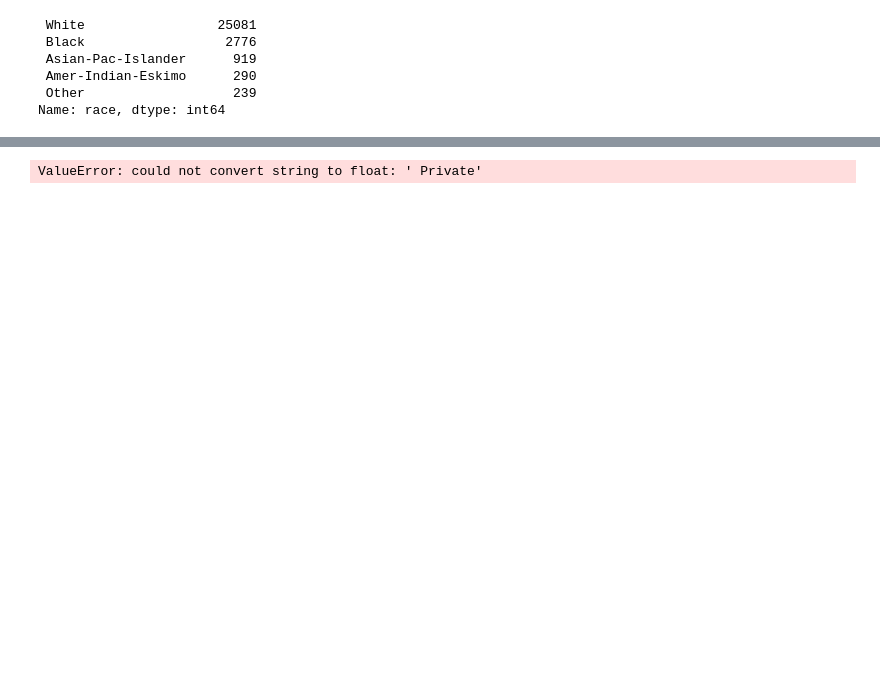
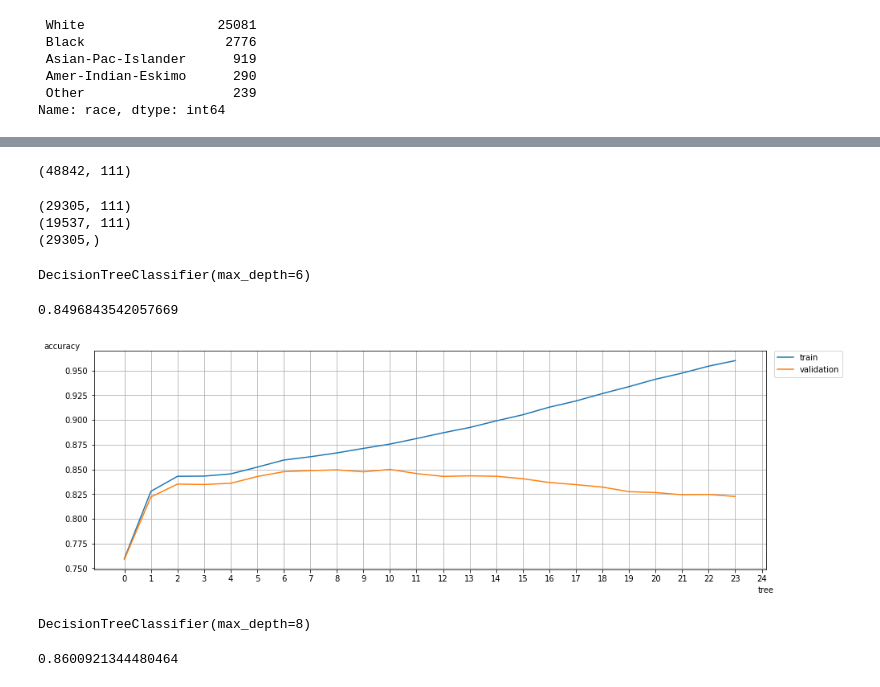
Before and after one commit to sincerity1129/education, a Jupyter notebook: 미국인구 수입조사2.ipynb, the cells around one changed output, grey strips where cells are left out. Cells and saved outputs as stored; diff of their text form; code cells hidden in the pictures; blank space fills up the shorter version.

```diff
--- a/미국인구 수입조사2.ipynb
+++ b/미국인구 수입조사2.ipynb
@@ -140,0 +490,4 @@ X_train.shape, y_train.shape, X_test.shape
+# %%
+total_combine.shape
+# %% [output]
+(48842, 111)
@@ -141,4 +497,18 @@ X_train.shape, y_train.shape, X_test.shape
+# %%
+X_train = total_combine.iloc[:29305]
+X_test = total_combine.iloc[29305:]
+print(X_train.shape)
+print(X_test.shape)
+print(y_train.shape)
+# %% [output]
+(29305, 111)
+(19537, 111)
+(29305,)
 # %%
-knn_model.fit(X_train, y_train)
+tree_model.fit(X_train, y_train)
 # %% [output]
-ValueError: could not convert string to float: ' Private'
+DecisionTreeClassifier(max_depth=6)
+# %%
+tree_model.score(X_train, y_train)
+# %% [output]
+0.8496843542057669
@@ -144,0 +524,28 @@ ValueError: could not convert string to float: ' Private'
+# %%
+# 검증 데이터 만들기(validation)
+X_train, X_val, y_train, y_val = train_test_split(X_train, y_train, random_state = 5)
+# %%
+train_score_list = []
+val_score_list = []
+
+for md in range(1,25) : # 트리 모델이 단순 -> 복잡
+    t_model = DecisionTreeClassifier(max_depth=md)
+    t_model.fit(X_train,y_train)
+
+    train_score = t_model.score(X_train,y_train)
+    val_score = t_model.score(X_val,y_val)
+
+    train_score_list.append(train_score)
+    val_score_list.append(val_score)
+# %%
+plt.figure(figsize=(15,5)) # 가로,세로
+plt.plot(train_score_list,label='train')
+plt.plot(val_score_list,label='validation')
+plt.xticks(range(0,25))
+plt.legend(loc = "upper right", bbox_to_anchor = (1.12,1.02)) # 범례
+plt.xlabel('tree', position =(1,0))
+plt.ylabel('accuracy', rotation = 0, position = (1,1))
+plt.grid()
+plt.show()
+# %% [output]
+[figure, added]
@@ -144,0 +555,5 @@ ValueError: could not convert string to float: ' Private'
+# %%
+final_tree = DecisionTreeClassifier(n_estimators =1000, max_depth = 7)
+final_tree.fit(X_train, y_train)
+# %% [output]
+DecisionTreeClassifier(max_depth=8)
@@ -144,0 +562,4 @@ ValueError: could not convert string to float: ' Private'
+# %%
+final_tree.score(X_train, y_train)
+# %% [output]
+0.8600921344480464
```
Also changed, not shown: parts of 87 cells of this notebook, 1 other file.
